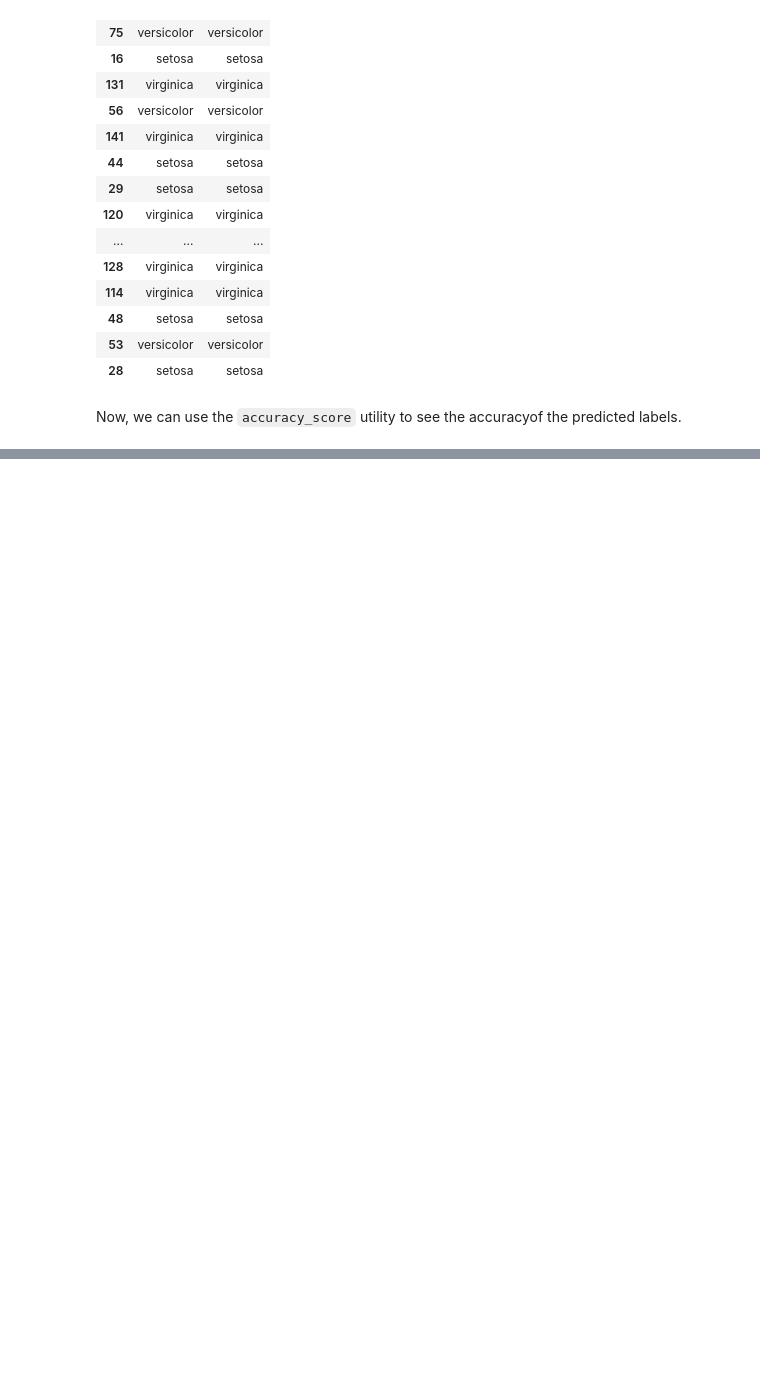
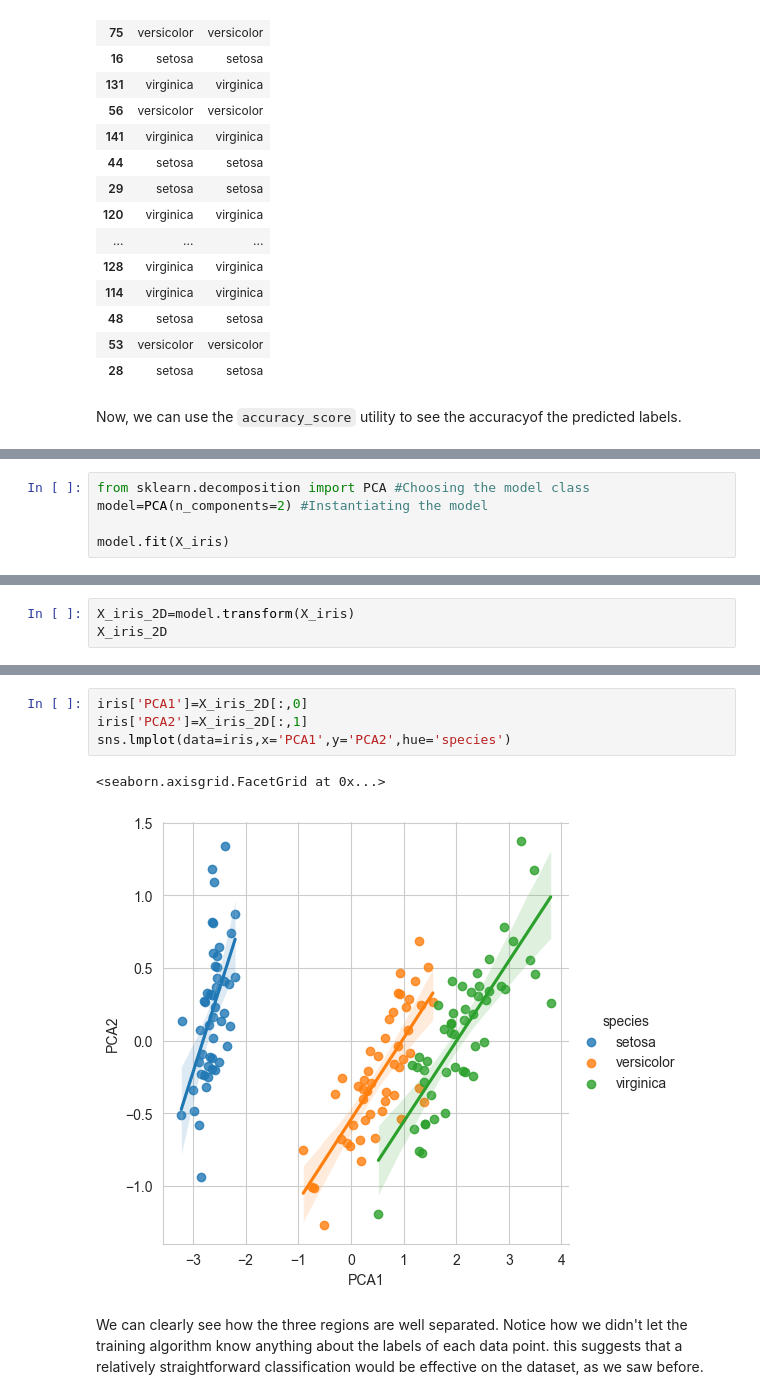
Before and after one commit to denis-james/Self-Learning, a Jupyter notebook: Machine Learning/1. Introduction to Scikit-Learn.ipynb, the cells around one changed output, grey strips where cells are left out. Drawn from its saved outputs; the diff is of its cells as text; blank space fills up the shorter version.

Commit message:
Principal Component Analysis on Iris Dataset

```diff
--- a/Machine Learning/1. Introduction to Scikit-Learn.ipynb
+++ b/Machine Learning/1. Introduction to Scikit-Learn.ipynb
@@ -251,0 +261,5 @@ accuracy_score(ytest,yfit)
+# %%
+from sklearn.decomposition import PCA #Choosing the model class
+model=PCA(n_components=2) #Instantiating the model
+
+model.fit(X_iris)
@@ -251,0 +268,3 @@ accuracy_score(ytest,yfit)
+# %%
+X_iris_2D=model.transform(X_iris)
+X_iris_2D
@@ -251,0 +309,9 @@ accuracy_score(ytest,yfit)
+# %%
+iris['PCA1']=X_iris_2D[:,0]
+iris['PCA2']=X_iris_2D[:,1]
+sns.lmplot(data=iris,x='PCA1',y='PCA2',hue='species')
+# %% [output]
+<seaborn.axisgrid.FacetGrid at 0x...>
+[figure, added]
+# %% [markdown]
+We can clearly see how the three regions are well separated. Notice how we didn't let the training algorithm know anything about the labels of each data point. this suggests that a relatively straightforward classification would be effective on the dataset, as we saw before.
```
Also changed, not shown: parts of 6 cells of this notebook.
